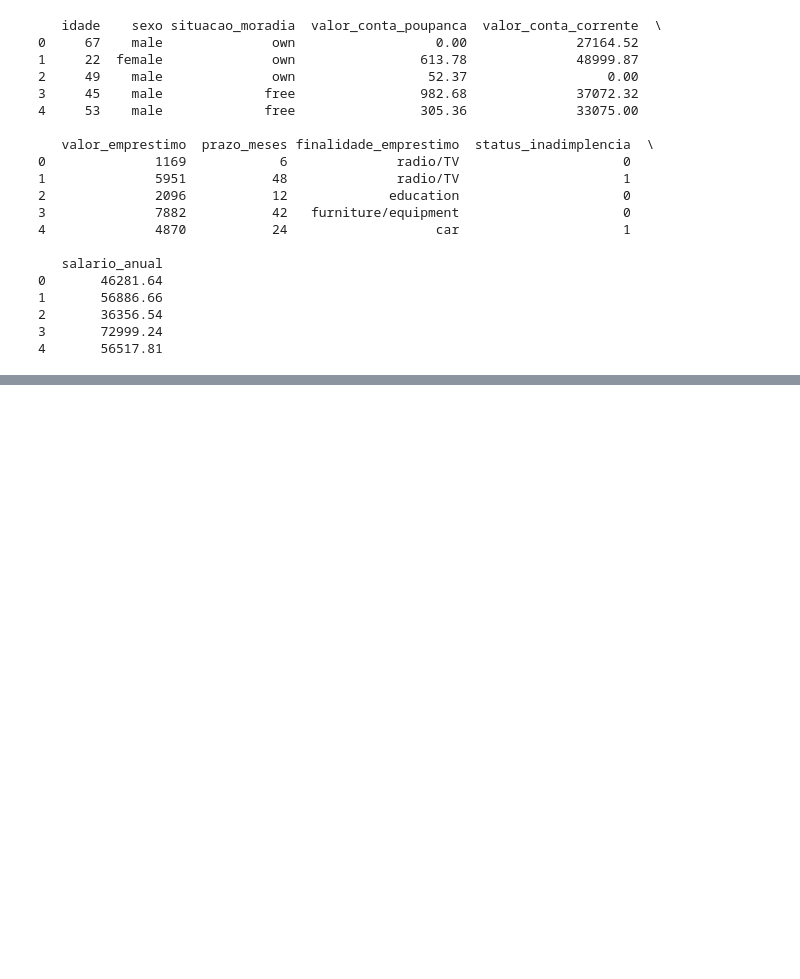
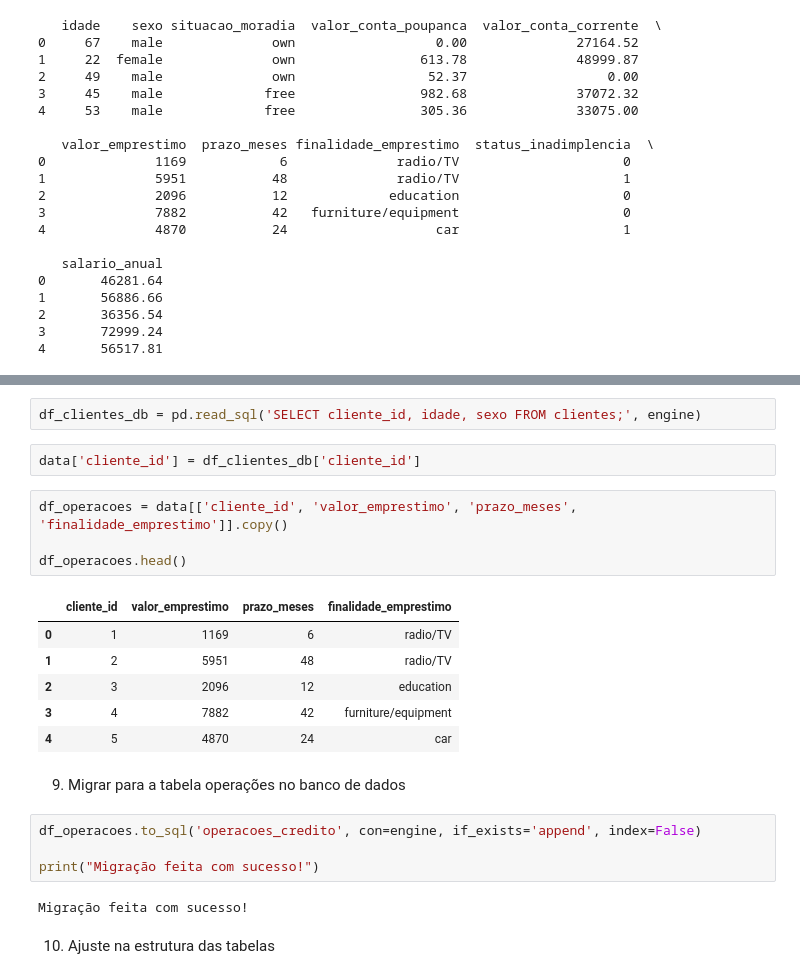
Before and after one commit to henriqueluza/Credit-Analysis-Model, a Jupyter notebook: notebooks/01_importacao_e_limpeza.ipynb, the cells around one changed output, grey strips where cells are left out. Saved outputs shown, nothing was run; the diff lists cells and outputs as text; blank space fills up the shorter version.

Commit message:
Migra os dados para a tabela de operações e finaliza a fase 1, faltando apenas rápidos ajustes no markdown do notebook

```diff
--- a/notebooks/01_importacao_e_limpeza.ipynb
+++ b/notebooks/01_importacao_e_limpeza.ipynb
@@ -178,0 +198,25 @@ print(df_teste)
+# %%
+df_clientes_db = pd.read_sql('SELECT cliente_id, idade, sexo FROM clientes;', engine)
+# %%
+data['cliente_id'] = df_clientes_db['cliente_id']
+# %%
+df_operacoes = data[['cliente_id', 'valor_emprestimo', 'prazo_meses', 'finalidade_emprestimo']].copy()
+
+df_operacoes.head()
+# %% [output]
+|  | cliente_id | valor_emprestimo | prazo_meses | finalidade_emprestimo |
+| 0 | 1 | 1169 | 6 | radio/TV |
+| 1 | 2 | 5951 | 48 | radio/TV |
+| 2 | 3 | 2096 | 12 | education |
+| 3 | 4 | 7882 | 42 | furniture/equipment |
+| 4 | 5 | 4870 | 24 | car |
+# %% [markdown]
+9. Migrar para a tabela operações no banco de dados
+# %%
+df_operacoes.to_sql('operacoes_credito', con=engine, if_exists='append', index=False)
+
+print("Migração feita com sucesso!")
+# %% [output]
+Migração feita com sucesso!
+# %% [markdown]
+10. Ajuste na estrutura das tabelas
```
Also changed, not shown: parts of 13 cells of this notebook.
